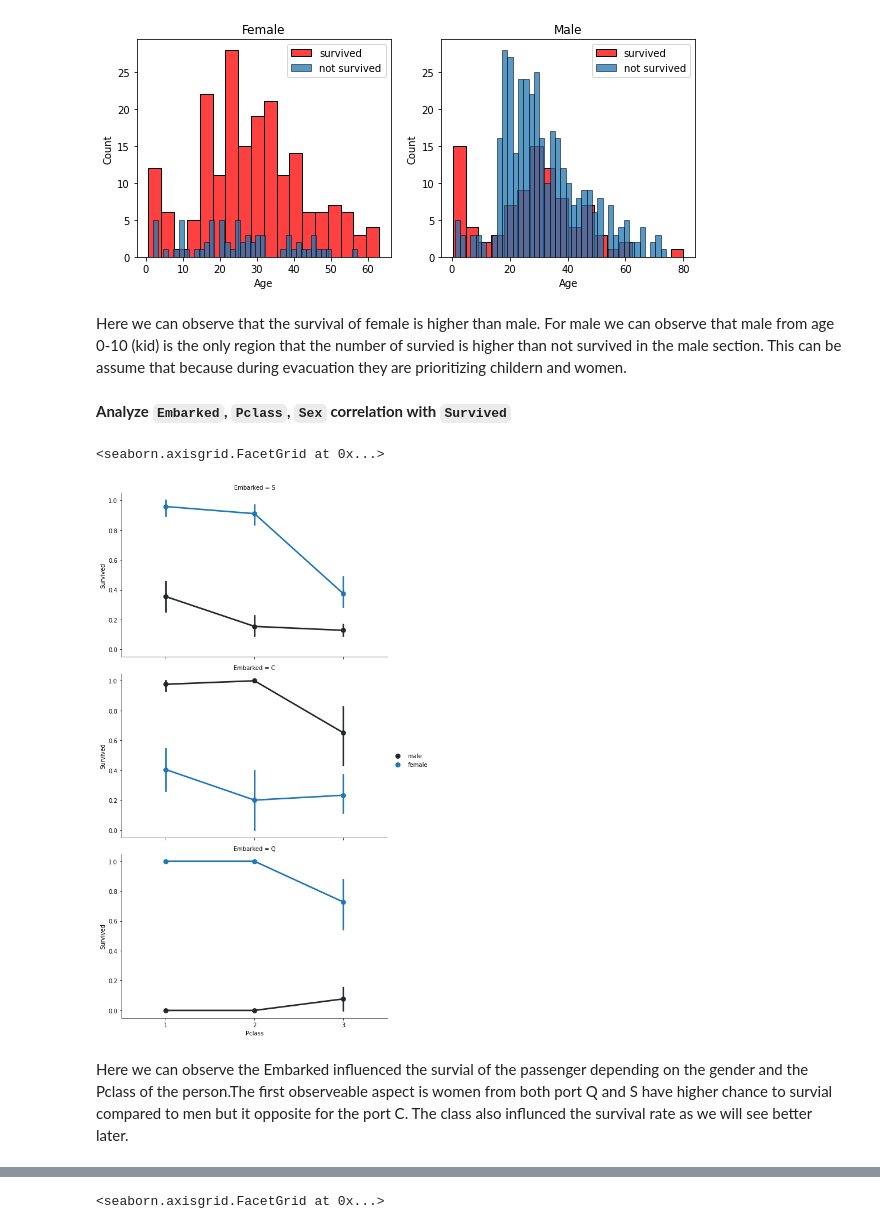
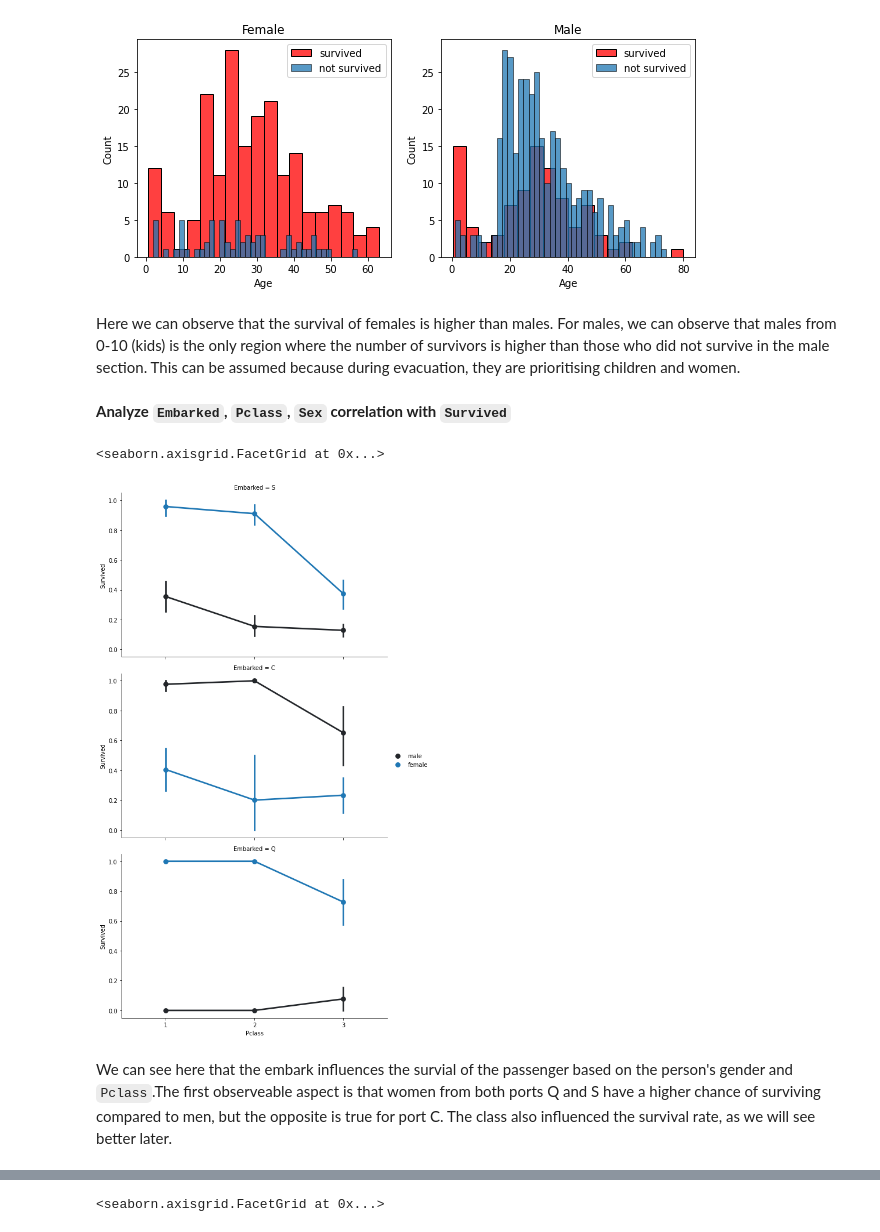
Before and after one commit to CertifaiAI/data-science-fundamentals, a Jupyter notebook: day_3/8S_End to End Example .ipynb, the cells around one changed output, grey strips where cells are left out. Drawn from its saved outputs; the diff is of its cells as text; code cells hidden in the pictures.

```diff
--- a/day_3/8S_End to End Example .ipynb
+++ b/day_3/8S_End to End Example .ipynb
@@ -478,16 +490,17 @@ _ = ax.set_title('Male')
 # %% [output]
 [figure]
 # %% [markdown]
-Here we can observe that the survival of female is higher than male. For male we can observe that male from age 0-10 (kid) is the only region that the number of survied is higher than not survived in the male section. This can be assume that because during evacuation they are prioritizing childern and women.
+Here we can observe that the survival of females is higher than males. For males, we can observe that males from 0-10 (kids) is the only region where the number of survivors is higher than those who did not survive in the male section. This can be assumed because during evacuation, they are prioritising children and women.
 # %% [markdown]
 **Analyze `Embarked`, `Pclass`, `Sex` correlation with `Survived`**<br>
 # %%
 FacetGrid = sns.FacetGrid(x_train, row='Embarked', height=4.5, aspect=1.6)
-FacetGrid.map(sns.pointplot, 'Pclass', 'Survived', 'Sex', palette=None,  order=None, hue_order=None )
+FacetGrid.map(sns.pointplot, 'Pclass', 'Survived', 'Sex',
+              palette=None,  order=None, hue_order=None)
 FacetGrid.add_legend()
 # %% [output]
 <seaborn.axisgrid.FacetGrid at 0x...>
-[figure, old version]
+[figure, new version]
 # %% [markdown]
-Here we can observe the Embarked influenced the survial of the passenger depending on the gender and the Pclass of the person.The first observeable aspect is women from both port Q and S  have higher chance to survial compared to men but it opposite for the port C. The class also influnced the survival rate as we will see better later.
+We can see here that the embark influences the survial of the passenger based on the person's gender and `Pclass`.The first observeable aspect is that women from both ports Q and S have a higher chance of surviving compared to men, but the opposite is true for port C. The class also influenced the survival rate, as we will see better later.
 # %% [markdown]
```
Also changed, not shown: parts of 145 cells of this notebook.
